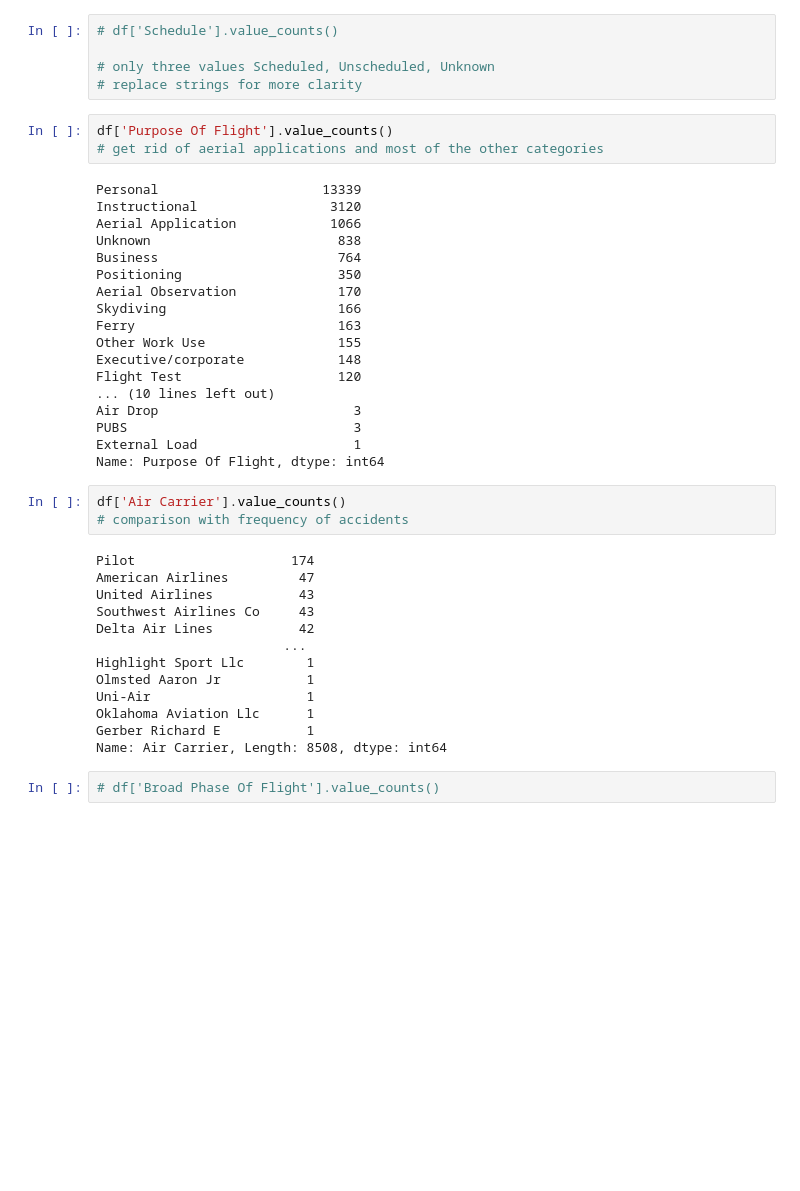
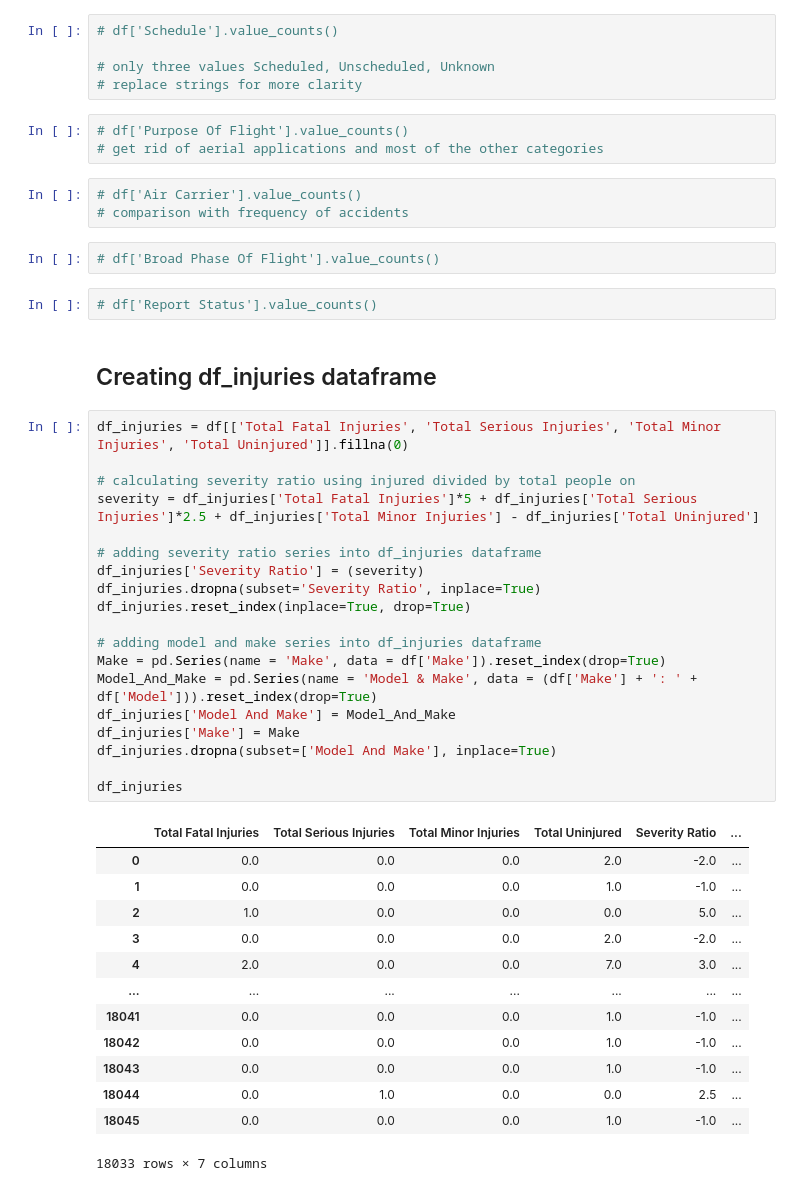
Before and after one commit to nickthetj/AircraftCrashAnalysis, a Jupyter notebook: notebooks/EDA Notebook - Nick.ipynb, the cells around one changed output. Cells and saved outputs as stored; diff of their text form; blank space fills up the shorter version.

```diff
--- a/notebooks/EDA Notebook - Nick.ipynb
+++ b/notebooks/EDA Notebook - Nick.ipynb
@@ -116,41 +83,47 @@ Name: Far Description, dtype: int64
 # only three values Scheduled, Unscheduled, Unknown
 # replace strings for more clarity
 # %%
-df['Purpose Of Flight'].value_counts()
+# df['Purpose Of Flight'].value_counts()
 # get rid of aerial applications and most of the other categories
-# %% [output]
-Personal                     13339
-Instructional                 3120
-Aerial Application            1066
-Unknown                        838
-Business                       764
-Positioning                    350
-Aerial Observation             170
-Skydiving                      166
-Ferry                          163
-Other Work Use                 155
-Executive/corporate            148
-Flight Test                    120
-... (10 lines left out)
-Air Drop                         3
-PUBS                             3
-External Load                    1
-Name: Purpose Of Flight, dtype: int64
 # %%
-df['Air Carrier'].value_counts()
+# df['Air Carrier'].value_counts()
 # comparison with frequency of accidents
-# %% [output]
-Pilot                    174
-American Airlines         47
-United Airlines           43
-Southwest Airlines Co     43
-Delta Air Lines           42
-                        ...
-Highlight Sport Llc        1
-Olmsted Aaron Jr           1
-Uni-Air                    1
-Oklahoma Aviation Llc      1
-Gerber Richard E           1
-Name: Air Carrier, Length: 8508, dtype: int64
 # %%
 # df['Broad Phase Of Flight'].value_counts()
+# %%
+# df['Report Status'].value_counts()
+# %% [markdown]
+## Creating df_injuries dataframe
+# %%
+df_injuries = df[['Total Fatal Injuries', 'Total Serious Injuries', 'Total Minor Injuries', 'Total Uninjured']].fillna(0)
+
+# calculating severity ratio using injured divided by total people on
+severity = df_injuries['Total Fatal Injuries']*5 + df_injuries['Total Serious Injuries']*2.5 + df_injuries['Total Minor Injuries'] - df_injuries['Total Uninjured']
+
+# adding severity ratio series into df_injuries dataframe
+df_injuries['Severity Ratio'] = (severity)
+df_injuries.dropna(subset='Severity Ratio', inplace=True)
+df_injuries.reset_index(inplace=True, drop=True)
+
+# adding model and make series into df_injuries dataframe
+Make = pd.Series(name = 'Make', data = df['Make']).reset_index(drop=True)
+Model_And_Make = pd.Series(name = 'Model & Make', data = (df['Make'] + ': ' + df['Model'])).reset_index(drop=True)
+df_injuries['Model And Make'] = Model_And_Make
+df_injuries['Make'] = Make
+df_injuries.dropna(subset=['Model And Make'], inplace=True)
+
+df_injuries
+# %% [output]
+|  | Total Fatal Injuries | Total Serious Injuries | Total Minor Injuries | Total Uninjured | Severity Ratio | ... |
+| 0 | 0.0 | 0.0 | 0.0 | 2.0 | -2.0 | ... |
+| 1 | 0.0 | 0.0 | 0.0 | 1.0 | -1.0 | ... |
+| 2 | 1.0 | 0.0 | 0.0 | 0.0 | 5.0 | ... |
+| 3 | 0.0 | 0.0 | 0.0 | 2.0 | -2.0 | ... |
+| 4 | 2.0 | 0.0 | 0.0 | 7.0 | 3.0 | ... |
+| ... | ... | ... | ... | ... | ... | ... |
+| 18041 | 0.0 | 0.0 | 0.0 | 1.0 | -1.0 | ... |
+| 18042 | 0.0 | 0.0 | 0.0 | 1.0 | -1.0 | ... |
+| 18043 | 0.0 | 0.0 | 0.0 | 1.0 | -1.0 | ... |
+| 18044 | 0.0 | 1.0 | 0.0 | 0.0 | 2.5 | ... |
+| 18045 | 0.0 | 0.0 | 0.0 | 1.0 | -1.0 | ... |
+18033 rows × 7 columns
```
Also changed, not shown: parts of 21 cells of this notebook.
